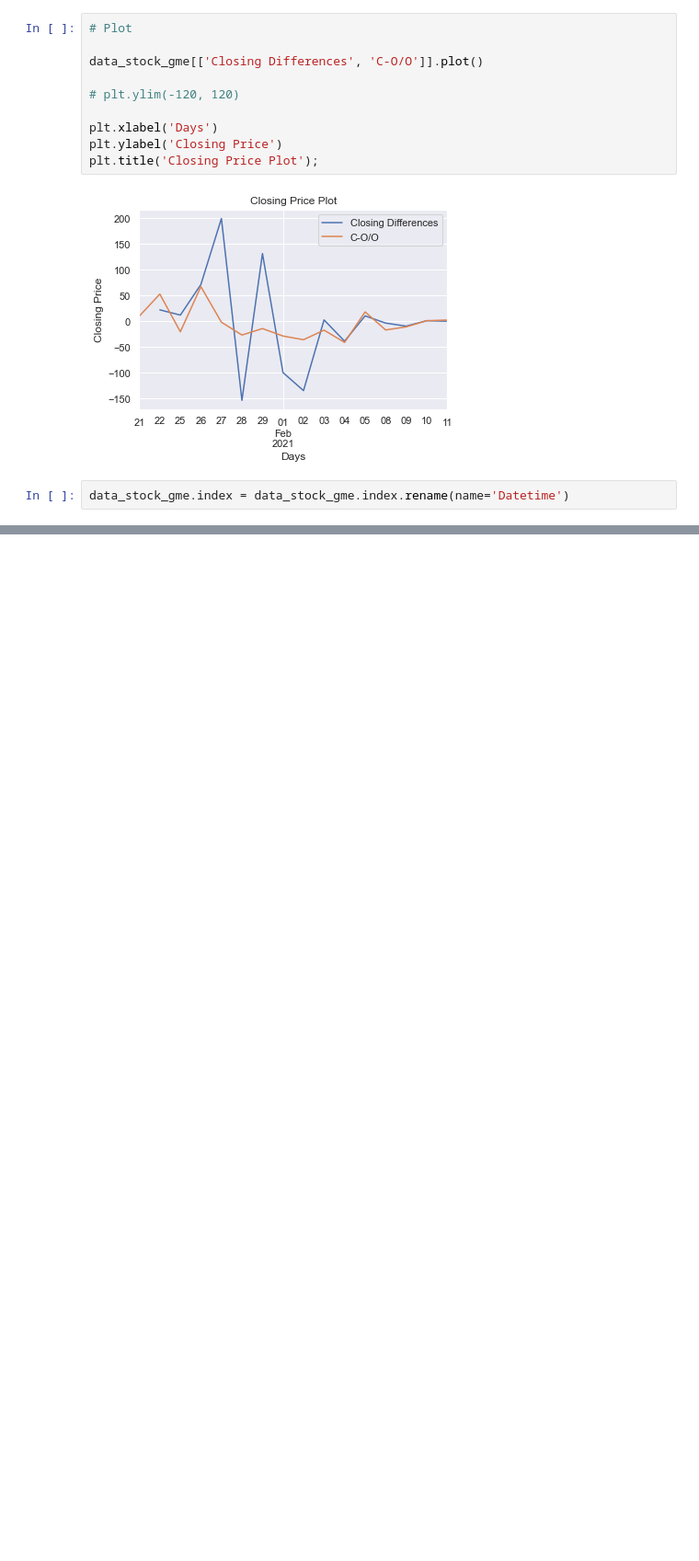
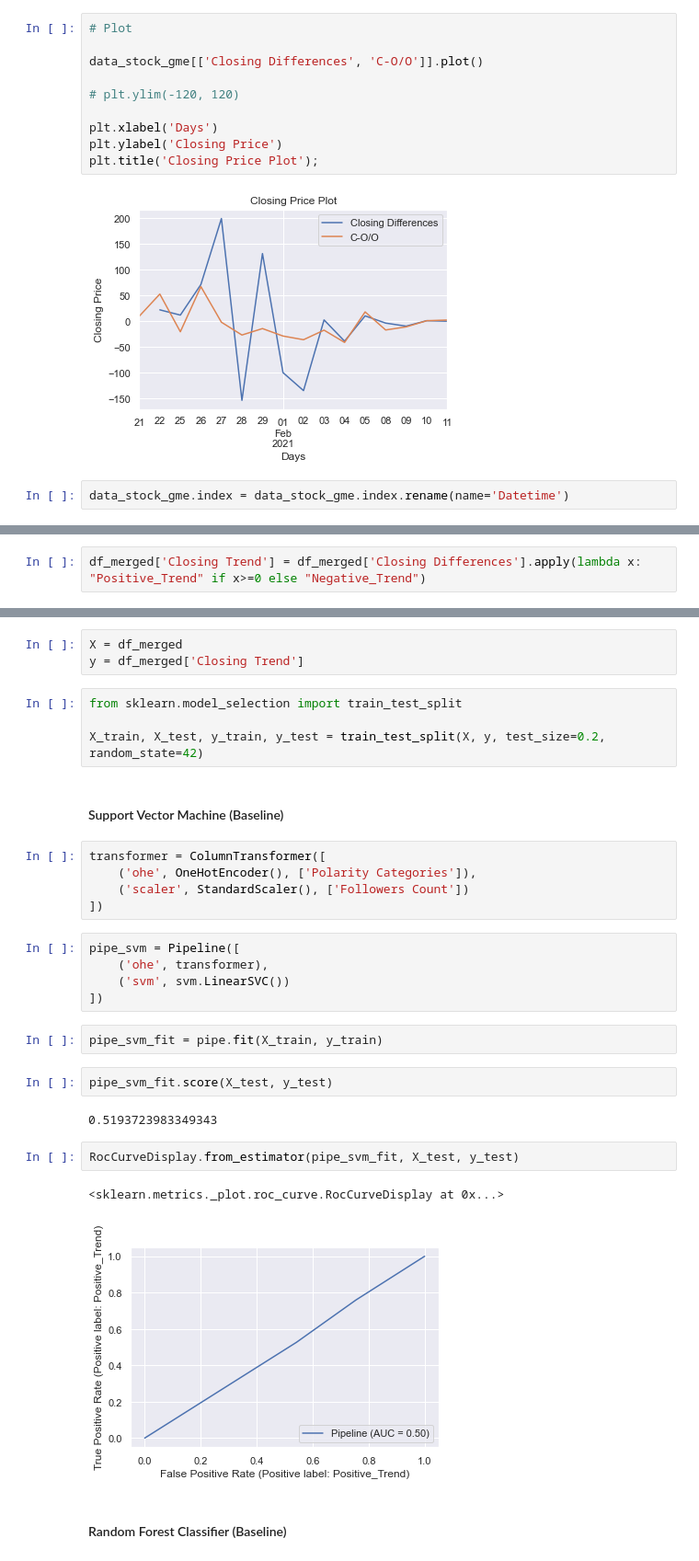
Before and after one commit to daanishali921/twitter_sentiment_stock_trend_predictor, a Jupyter notebook: scrap_book.ipynb, the cells around one changed output, grey strips where cells are left out. Shown: that part at 92% size. Drawn from its saved outputs; the diff is of its cells as text; blank space fills up the shorter version.

Commit message:
merging complete; model testing in progress

```diff
--- a/scrap_book.ipynb
+++ b/scrap_book.ipynb
@@ -344,0 +329,2 @@ df_merged_filtered[df_merged_filtered['Volume'].isna()]
+# %%
+df_merged['Closing Trend'] = df_merged['Closing Differences'].apply(lambda x: "Positive_Trend" if x>=0 else "Negative_Trend")
@@ -344,0 +369,32 @@ df_merged_filtered[df_merged_filtered['Volume'].isna()]
+# %%
+X = df_merged
+y = df_merged['Closing Trend']
+# %%
+from sklearn.model_selection import train_test_split
+
+X_train, X_test, y_train, y_test = train_test_split(X, y, test_size=0.2, random_state=42)
+# %% [markdown]
+#### Support Vector Machine (Baseline)
+# %%
+transformer = ColumnTransformer([
+    ('ohe', OneHotEncoder(), ['Polarity Categories']),
+    ('scaler', StandardScaler(), ['Followers Count'])
+])
+# %%
+pipe_svm = Pipeline([
+    ('ohe', transformer),
+    ('svm', svm.LinearSVC())
+])
+# %%
+pipe_svm_fit = pipe.fit(X_train, y_train)
+# %%
+pipe_svm_fit.score(X_test, y_test)
+# %% [output]
+0.5193723983349343
+# %%
+RocCurveDisplay.from_estimator(pipe_svm_fit, X_test, y_test)
+# %% [output]
+<sklearn.metrics._plot.roc_curve.RocCurveDisplay at 0x...>
+[figure, added]
+# %% [markdown]
+#### Random Forest Classifier (Baseline)
```
Also changed, not shown: parts of 28 cells of this notebook.
